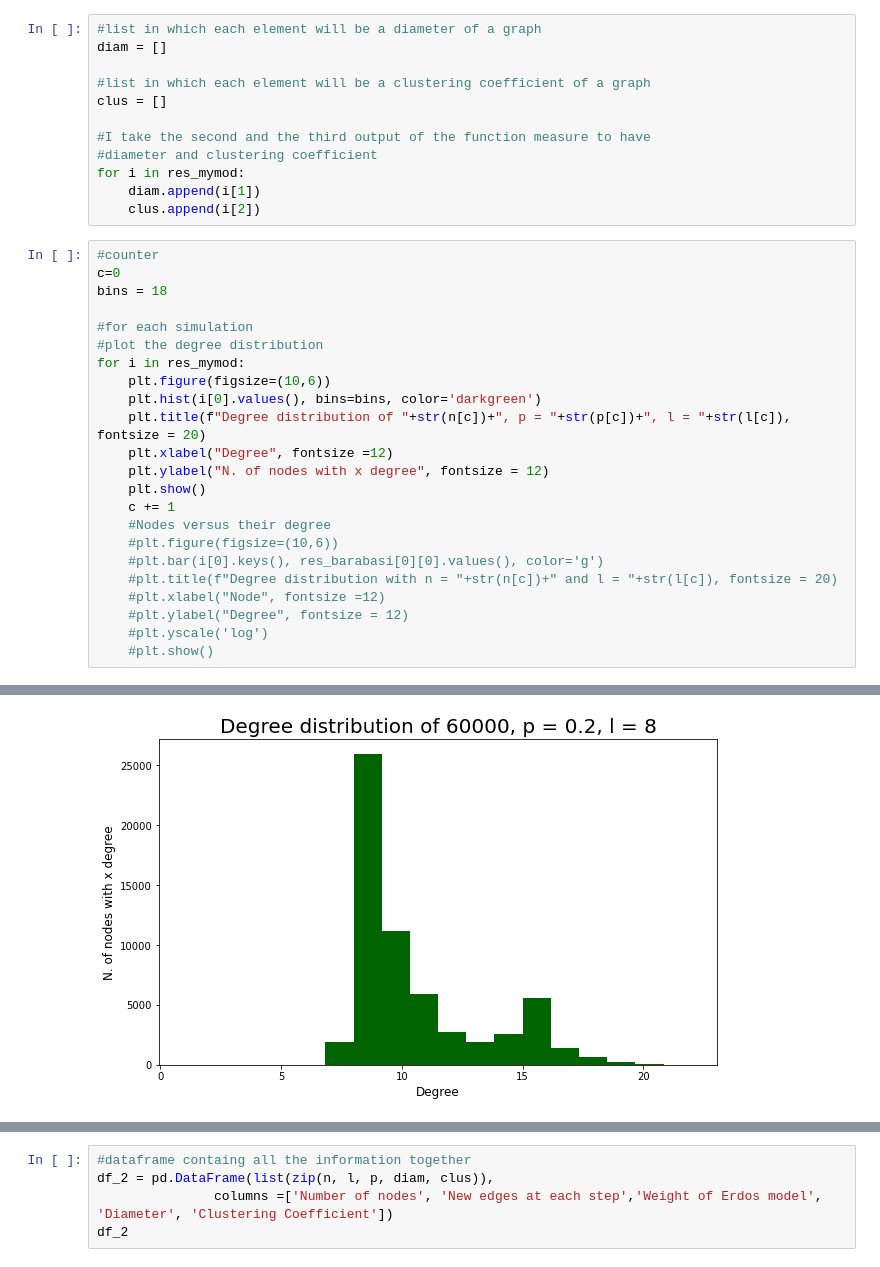
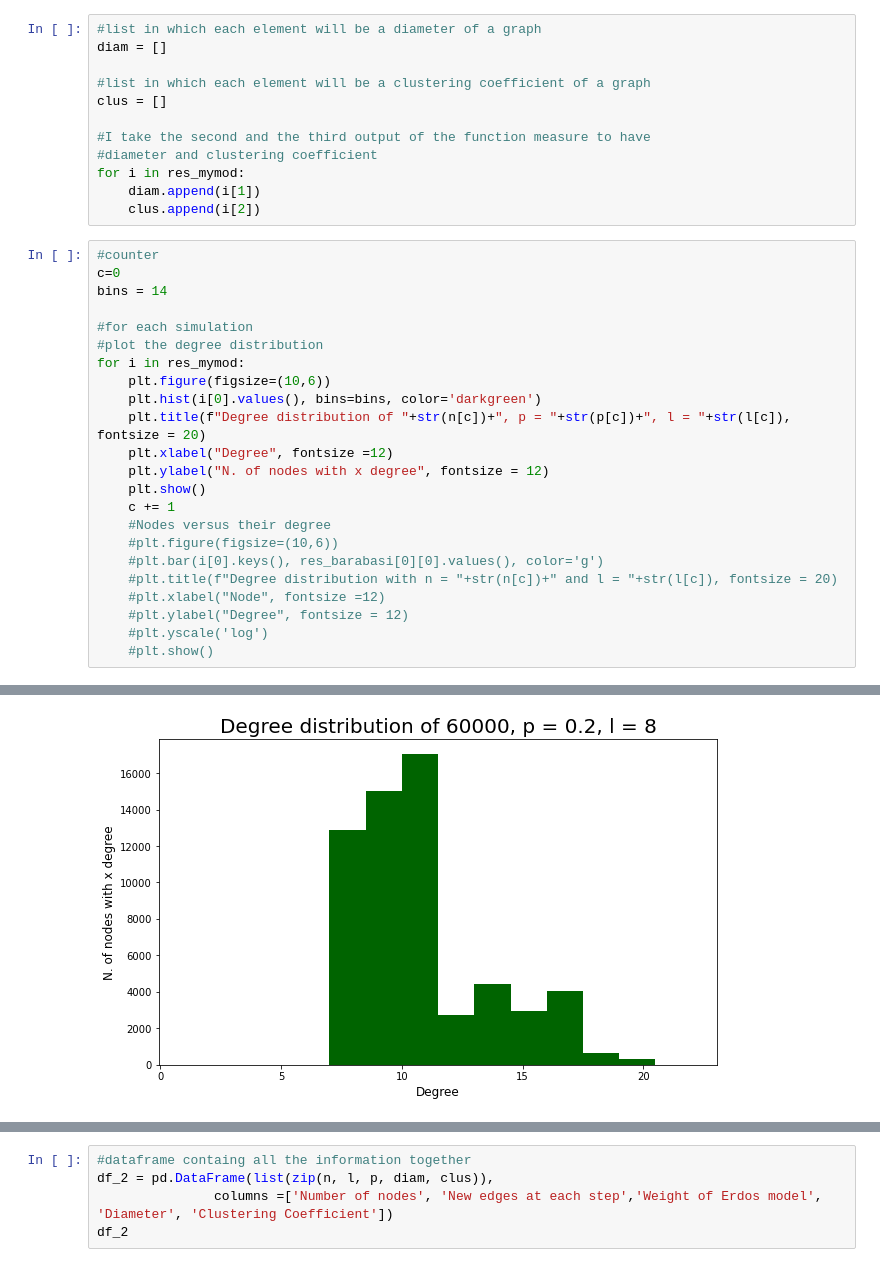
Before and after one commit to michele1783/Social-Network-and-Online-Markets, a Jupyter notebook: HW Social Network.ipynb, the cells around one changed output, grey strips where cells are left out. Cells and saved outputs as stored; diff of their text form.

```diff
--- a/HW Social Network.ipynb
+++ b/HW Social Network.ipynb
@@ -542,7 +542,7 @@ for i in res_mymod:
 # %%
 #counter
 c=0
-bins = 18
+bins = 14
 
 #for each simulation
 #plot the degree distribution
@@ -571 +571 @@ for i in res_mymod:
-[figure, old version]
+[figure, new version]
```
Also changed, not shown: parts of 1 cell of this notebook.
